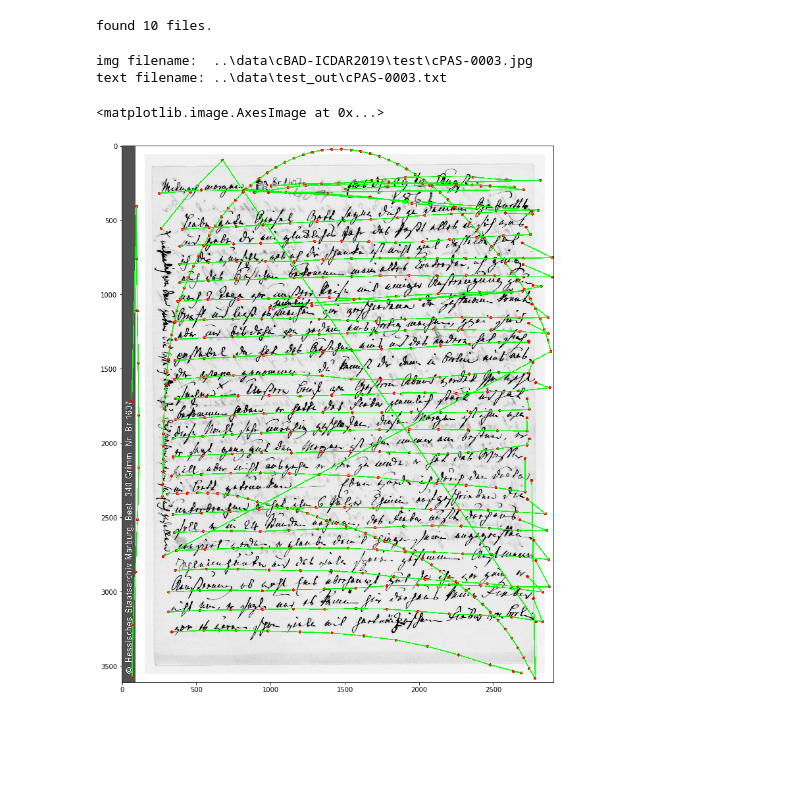
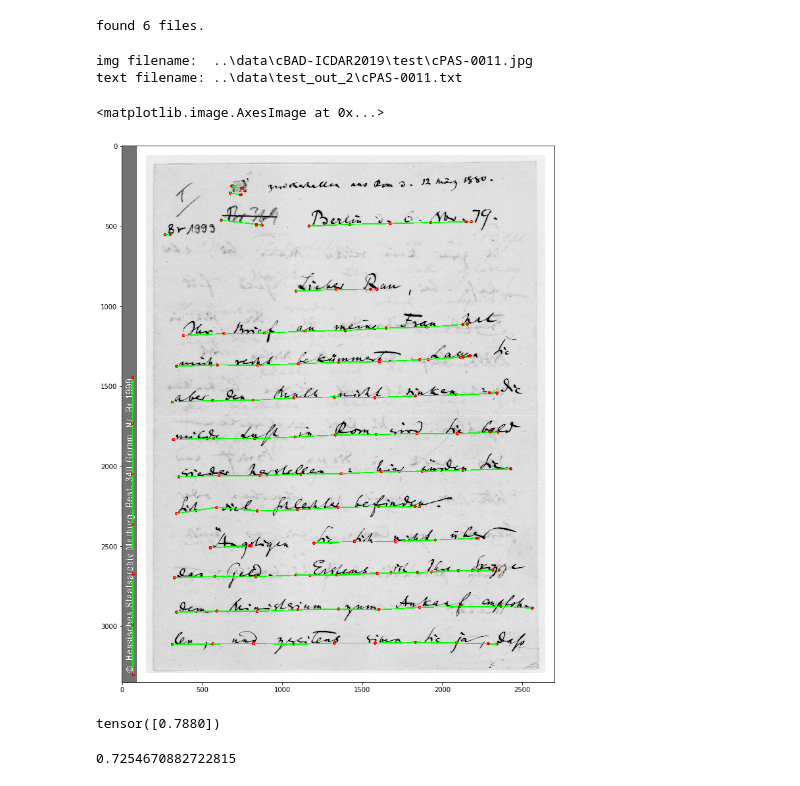
Before and after one commit to mwoedlinger/baseline-extract, a Jupyter notebook: demo/draw_prediction.ipynb, the cells around one changed output. Drawn from its saved outputs; the diff is of its cells as text; code cells hidden in the pictures; blank space fills up the shorter version.

```diff
--- a/demo/draw_prediction.ipynb
+++ b/demo/draw_prediction.ipynb
@@ -6,7 +6,7 @@ import cv2
 import matplotlib.pyplot as plt
 # %%
 in_folder = os.path.join('..', 'data', 'cBAD-ICDAR2019', 'test')
-out_folder = os.path.join('..', 'data', 'test_out')
+out_folder = os.path.join('..', 'data', 'test_out_2')
 img_size = 1024
 # %%
 text_list = []
@@ -18,9 +18,9 @@ print('found {} files.'.format(len(text_list)))
 
 file_list = [os.path.join(in_folder, os.path.basename(f).split('.')[0]+'.jpg') for f in text_list]
 # %% [output]
-found 10 files.
+found 6 files.
 # %%
-n = 0#789
+n = 4#789
 
 print('img filename:  {}'.format(file_list[n]))
 print('text filename: {}'.format(text_list[n]))
@@ -32,33 +32,33 @@ image = cv2.cvtColor(cv2.imread(file_list[n]), cv2.COLOR_BGR2RGB)
 with open(text_list[n], 'r') as f:
     text = [line.rstrip() for line in f]
 
 # Draw labels
 radius = 10
 thickness = 5
 
 for bl in text:
     points = bl.split(';')
 
     x_old = None
     y_old = None
 
     for p in points:
         x, y = p.split(',')
         x = int(x)
         y = int(y)
 
         if x_old is not None:
             cv2.line(image, (x_old, y_old), (x, y), (0, 255, 0), thickness)
         cv2.circle(image, (x, y), radius, (255, 0, 0), -1)
 
         x_old = x
         y_old = y
 
 # Plot
 plt.figure(figsize=(15,15))
 plt.imshow(image)
 # %% [output]
-img filename:  ..\data\cBAD-ICDAR2019\test\cPAS-0003.jpg
-text filename: ..\data\test_out\cPAS-0003.txt
+img filename:  ..\data\cBAD-ICDAR2019\test\cPAS-0011.jpg
+text filename: ..\data\test_out_2\cPAS-0011.txt
 <matplotlib.image.AxesImage at 0x...>
-[figure, old version]
+[figure, new version]
@@ -64,0 +67,4 @@ text filename: ..\data\test_out\cPAS-0003.txt
+# %%
+torch.rand(1)
+# %% [output]
+tensor([0.7880])
@@ -64,0 +73,4 @@ text filename: ..\data\test_out\cPAS-0003.txt
+# %%
+random.random()
+# %% [output]
+0.7254670882722815
```
Also changed, not shown: parts of 2 cells of this notebook, 10 other files.
